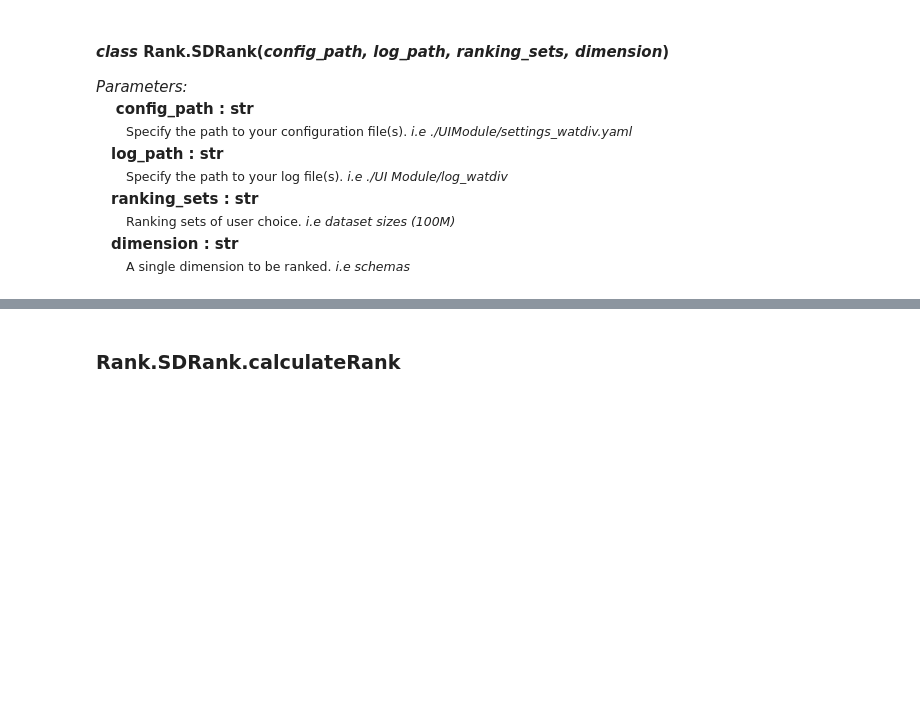
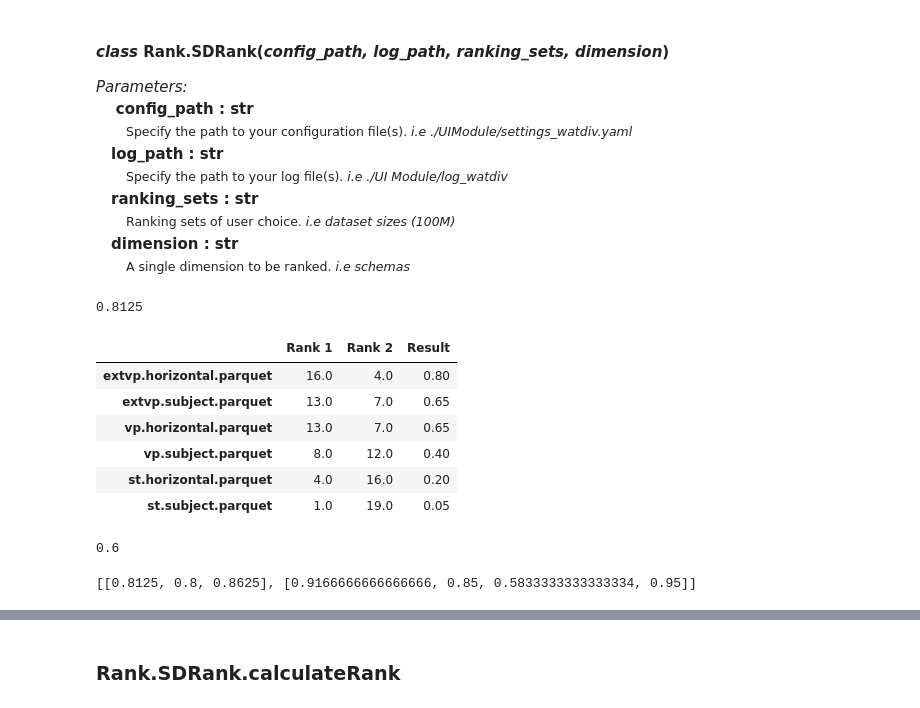
Before and after one commit to DataSystemsGroupUT/PAPyA, a Jupyter notebook: UI Module_Development/Mini_Watdiv.ipynb, the cells around one changed output, grey strips where cells are left out. Cells and saved outputs as stored; diff of their text form; code cells hidden in the pictures; blank space fills up the shorter version.

Commit message:
add replicability on sd ranking

```diff
--- a/UI Module_Development/Mini_Watdiv.ipynb
+++ b/UI Module_Development/Mini_Watdiv.ipynb
@@ -83,3 +83,26 @@ partitionSDRank_500M = SDRank(config_watdiv, logs_watdiv, '500M', 'partition')
 storageSDRank_100M = SDRank(config_watdiv, logs_watdiv, '100M', 'storage')
 storageSDRank_250M = SDRank(config_watdiv, logs_watdiv, '250M', 'storage')
 storageSDRank_500M = SDRank(config_watdiv, logs_watdiv, '500M', 'storage')
+# %%
+65/(20*4)
+# %% [output]
+0.8125
+# %%
+SDRank(config_watdiv, logs_watdiv, '100M', 'storage').calculateRank('parquet')
+# %% [output]
+|  | Rank 1 | Rank 2 | Result |
+| extvp.horizontal.parquet | 16.0 | 4.0 | 0.80 |
+| extvp.subject.parquet | 13.0 | 7.0 | 0.65 |
+| vp.horizontal.parquet | 13.0 | 7.0 | 0.65 |
+| vp.subject.parquet | 8.0 | 12.0 | 0.40 |
+| st.horizontal.parquet | 4.0 | 16.0 | 0.20 |
+| st.subject.parquet | 1.0 | 19.0 | 0.05 |
+# %%
+12/20
+# %% [output]
+0.6
+# %%
+from Rank import SDRank
+SDRank('settings_watdiv.yaml', 'log_watdiv', '100M', 'schemas').replicability()
+# %% [output]
+[[0.8125, 0.8, 0.8625], [0.9166666666666666, 0.85, 0.5833333333333334, 0.95]]
```
Also changed, not shown: parts of 2 cells of this notebook, 2 other files.
